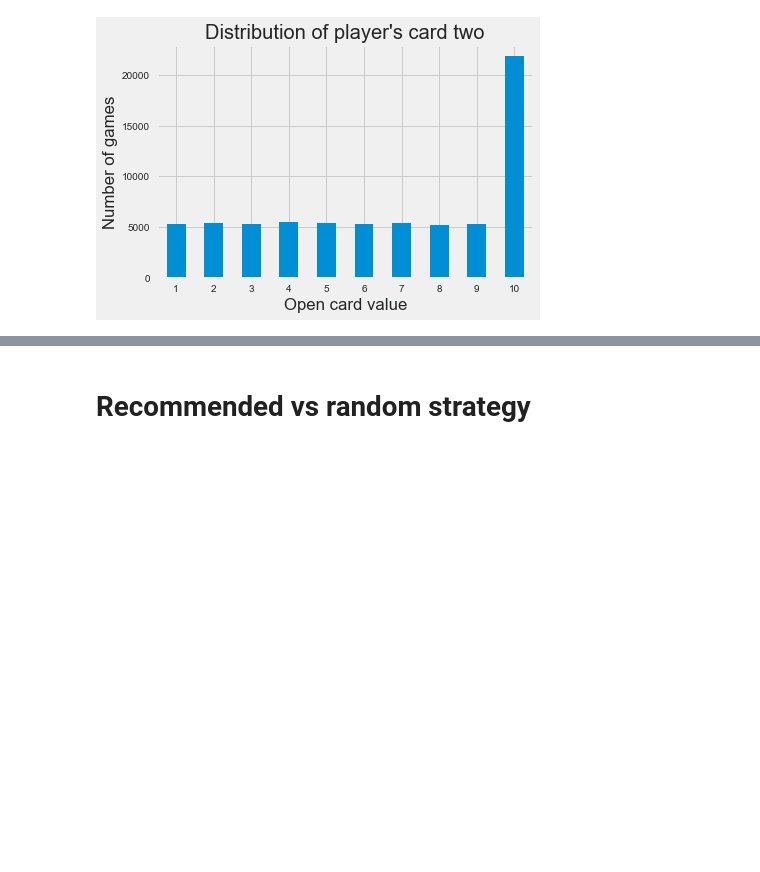
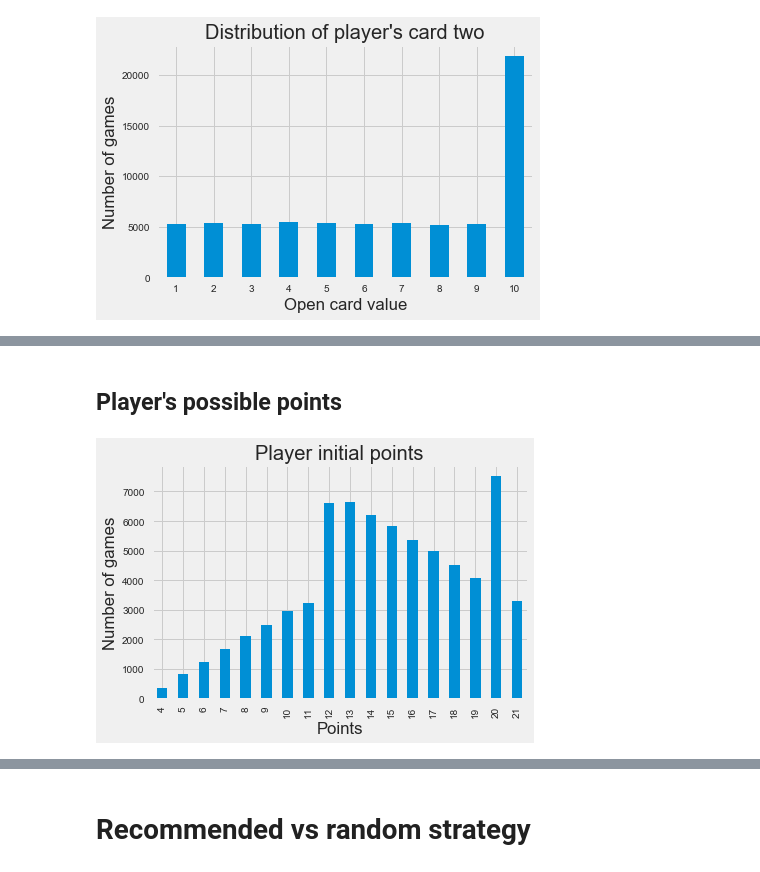
Before and after one commit to jocelyn-ong/data-science-projects, a Jupyter notebook: others/blackjack/data-analysis.ipynb, the cells around one changed output, grey strips where cells are left out. Saved outputs shown, nothing was run; the diff lists cells and outputs as text; code cells hidden in the pictures; blank space fills up the shorter version.

```diff
--- a/others/blackjack/data-analysis.ipynb
+++ b/others/blackjack/data-analysis.ipynb
@@ -95,0 +64,9 @@ for i in sub["sorter"].unique():
+# %% [markdown]
+## Player's possible points
+# %%
+df.player_inital.value_counts().sort_index().plot(kind="bar");
+plt.xlabel("Points");
+plt.ylabel("Number of games");
+plt.title("Player initial points");
+# %% [output]
+[figure, added]
```
Also changed, not shown: parts of 27 cells of this notebook.
